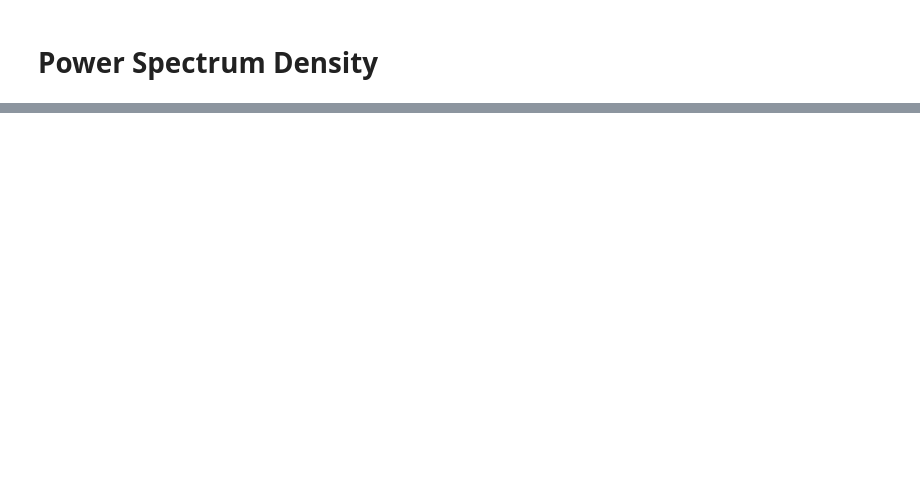
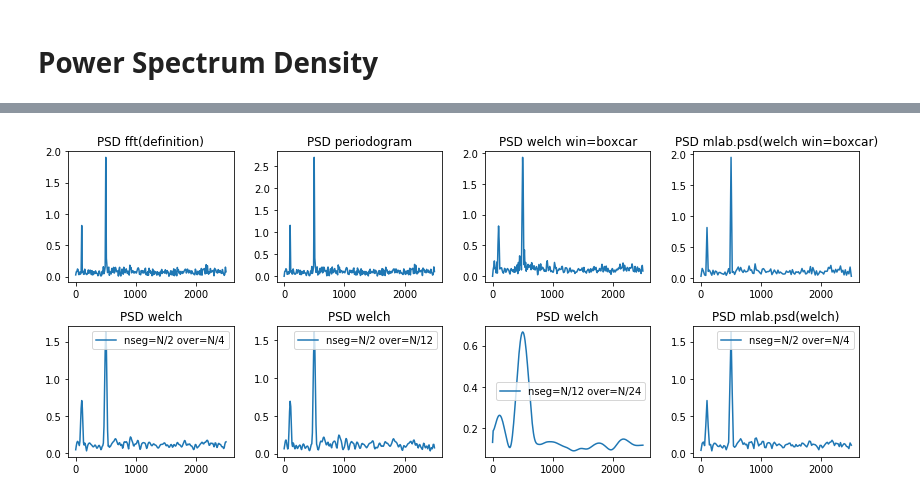
Before and after one commit to carlosuxyz/test, a Jupyter notebook: python/test psd.ipynb, the cells around one changed output, grey strips where cells are left out. Cells and saved outputs as stored; diff of their text form; code cells hidden in the pictures; blank space fills up the shorter version.

```diff
--- a/python/test psd.ipynb
+++ b/python/test psd.ipynb
@@ -46,0 +175,35 @@ SyntaxError: invalid syntax (<ipython-input-38-4237127bb499>, line 1)
+# %%
+# plot
+plt.figure(figsize=[12,5])
+plt.subplot(2,4,1)
+plt.plot(fn[0:round((len(xn)+1)/2)],np.sqrt(Pxx0[0:round((len(xn)+1)/2)]))
+plt.title('PSD fft(definition)')
+plt.subplot(2,4,2)
+plt.plot(f_p, np.sqrt(Pxx_p))
+plt.title('PSD periodogram')
+plt.subplot(2,4,3)
+plt.plot(f_w00, np.sqrt(Pxx_w00))
+plt.title('PSD welch win=boxcar')
+plt.subplot(2,4,4)
+plt.plot(freqs00, np.sqrt(Pxx_m00))
+plt.title('PSD mlab.psd(welch win=boxcar)')
+plt.subplot(2,4,5)
+plt.plot(f_w04, np.sqrt(Pxx_w04))
+plt.title('PSD welch')
+plt.legend(['nseg=N/2 over=N/4'])
+plt.subplot(2,4,6)
+plt.plot(f_w05, np.sqrt(Pxx_w05))
+plt.title('PSD welch')
+plt.legend(['nseg=N/2 over=N/12'])
+plt.subplot(2,4,7)
+plt.plot(f_w06, np.sqrt(Pxx_w06))
+plt.title('PSD welch')
+plt.legend(['nseg=N/12 over=N/24'])
+plt.subplot(2,4,8)
+plt.plot(freqs04, np.sqrt(Pxx_m04))
+plt.title('PSD mlab.psd(welch)')
+plt.legend(['nseg=N/2 over=N/4'])
+
+plt.tight_layout()
+# %% [output]
+[figure, added]
```
Also changed, not shown: parts of 8 cells of this notebook.
